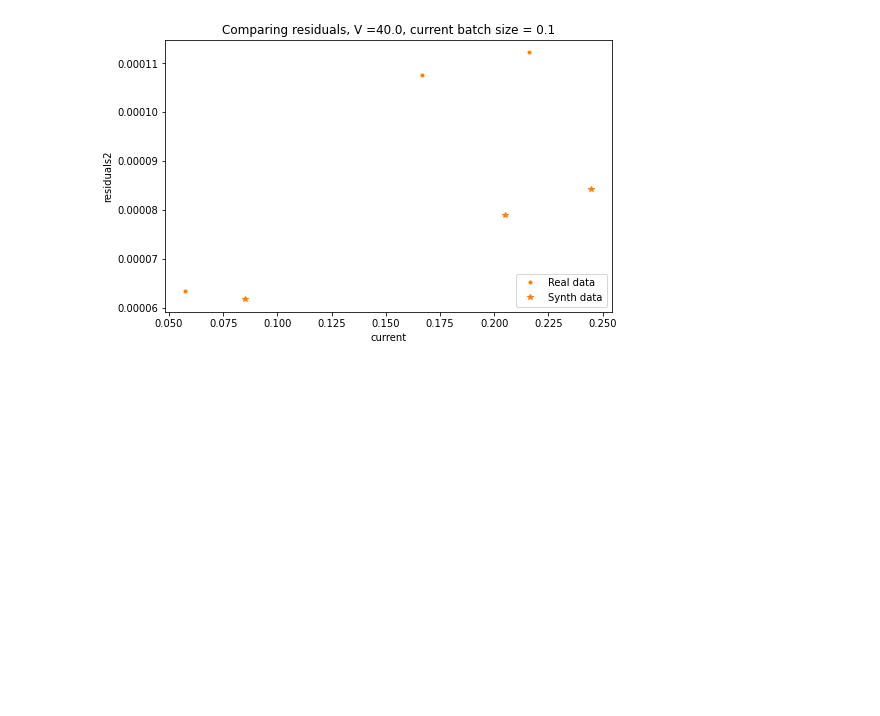
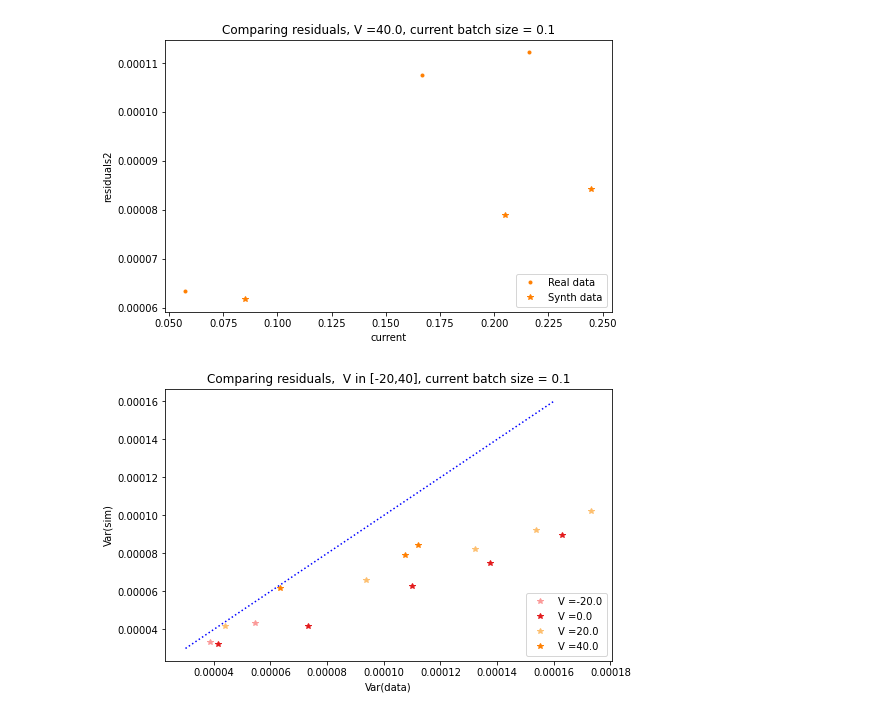
Before and after one commit to donajialej/Notes, a Jupyter notebook: from_myokit_tutorial/KyliesCell5_dataANDsimulation_notebook_PR3.ipynb, the cells around one changed output. Drawn from its saved outputs; the diff is of its cells as text; code cells hidden in the pictures; blank space fills up the shorter version.

Commit message:
plot fo var vs var

```diff
--- a/from_myokit_tutorial/KyliesCell5_dataANDsimulation_notebook_PR3.ipynb
+++ b/from_myokit_tutorial/KyliesCell5_dataANDsimulation_notebook_PR3.ipynb
@@ -499,18 +499,20 @@ plt.show()
 # %%
 
 
-
+plt.figure(figsize=(8, 5))
+plt.plot(np.linspace(0.00003,0.00016),np.linspace(0.00003,0.00016),'b:',label='_nolegend_')
 for index_i in index_mathching_binning:
-    plt.figure(figsize=(8, 5))
     i=index_largerCurrents[index_i]
     if pr3_voltage_constV[i]==0:
         plt.plot(splines_residuals2_largerCurrents_bycurrent_meanbatch[index_i][:-1], ode_residuals2_largerCurrents_bycurrent_meanbatch[index_i], '*',color = pr3_voltage_constV_colors[i], label = pr3_voltage_constV_labels_full[i])
     elif pr3_voltage_constV[i]==-20:
         plt.plot(splines_residuals2_largerCurrents_bycurrent_meanbatch[index_i], ode_residuals2_largerCurrents_bycurrent_meanbatch[index_i][:-1], '*',color = pr3_voltage_constV_colors[i], label = pr3_voltage_constV_labels_full[i])
     else:
         plt.plot(splines_residuals2_largerCurrents_bycurrent_meanbatch[index_i], ode_residuals2_largerCurrents_bycurrent_meanbatch[index_i], '*',color = pr3_voltage_constV_colors[i], label = pr3_voltage_constV_labels_full[i] )
-    plt.xlabel('Var(sim)')
-    plt.ylabel('Var(data)')
-    plt.title('Comparing residuals,  V in [-20,40], current batch size = '+ str(current_batch_size))
-    plt.legend(loc='lower right')
+plt.ylabel('Var(sim)')
+plt.xlabel('Var(data)')
+plt.title('Comparing residuals,  V in [-20,40], current batch size = '+ str(current_batch_size))
+plt.legend(loc='lower right')
 plt.show()
+# %% [output]
+[figure, added]
```
